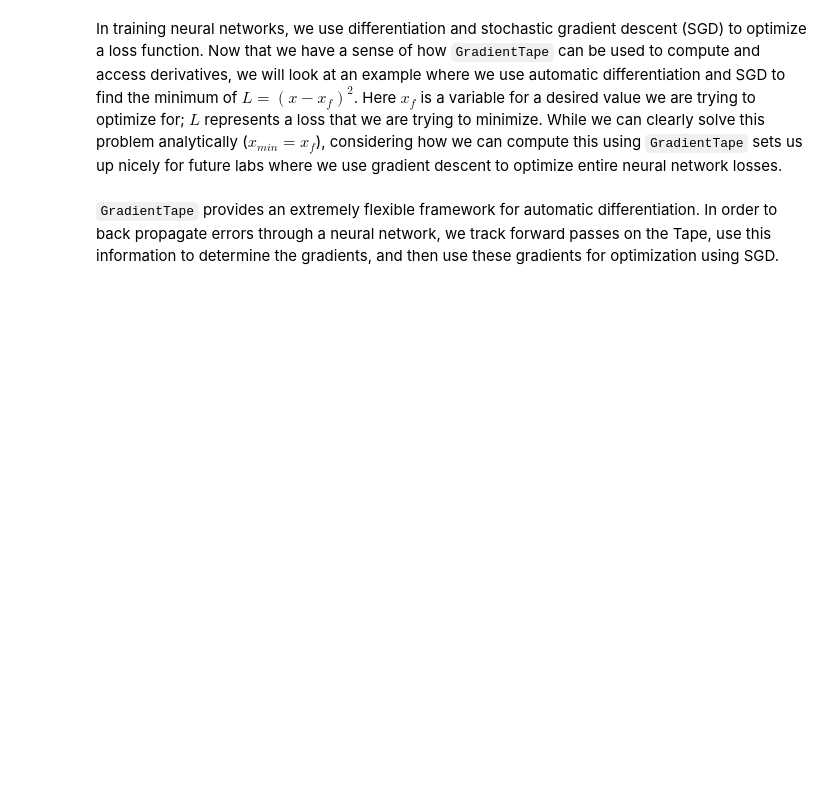
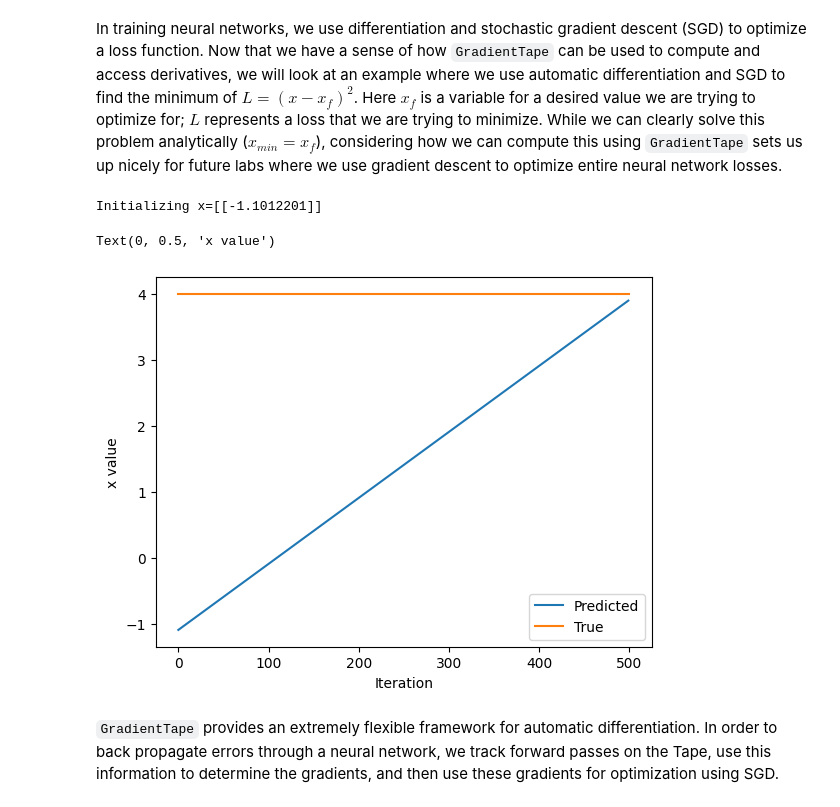
Before and after one commit to pradesh-m/introtodeeplearning, a Jupyter notebook: lab1/Part1_TensorFlow.ipynb, the cells around one changed output. Saved outputs shown, nothing was run; the diff lists cells and outputs as text; code cells hidden in the pictures; blank space fills up the shorter version.

```diff
--- a/lab1/Part1_TensorFlow.ipynb
+++ b/lab1/Part1_TensorFlow.ipynb
@@ -330,33 +340,37 @@ In training neural networks, we use differentiation and stochastic gradient desc
 # %%
 ### Function minimization with automatic differentiation and SGD ###
 
 # Initialize a random value for our initial x
 x = tf.Variable([tf.random.normal([1])])
 print("Initializing x={}".format(x.numpy()))
 
 learning_rate = 1e-2 # learning rate for SGD
 history = []
 # Define the target value
 x_f = 4
 
 # We will run SGD for a number of iterations. At each iteration, we compute the loss,
 #   compute the derivative of the loss with respect to x, and perform the SGD update.
 for i in range(500):
   with tf.GradientTape() as tape:
     '''TODO: define the loss as described above'''
-    loss = # TODO
+    loss = x_f - x
 
   # loss minimization using gradient tape
   grad = tape.gradient(loss, x) # compute the derivative of the loss with respect to x
   new_x = x - learning_rate*grad # sgd update
   x.assign(new_x) # update the value of x
   history.append(x.numpy()[0])
 
 # Plot the evolution of x as we optimize towards x_f!
 plt.plot(history)
 plt.plot([0, 500],[x_f,x_f])
 plt.legend(('Predicted', 'True'))
 plt.xlabel('Iteration')
 plt.ylabel('x value')
+# %% [output]
+Initializing x=[[-1.1012201]]
+Text(0, 0.5, 'x value')
+[figure, added]
 # %% [markdown]
 `GradientTape` provides an extremely flexible framework for automatic differentiation. In order to back propagate errors through a neural network, we track forward passes on the Tape, use this information to determine the gradients, and then use these gradients for optimization using SGD.
```
Also changed, not shown: parts of 8 cells of this notebook, 1 other file.
